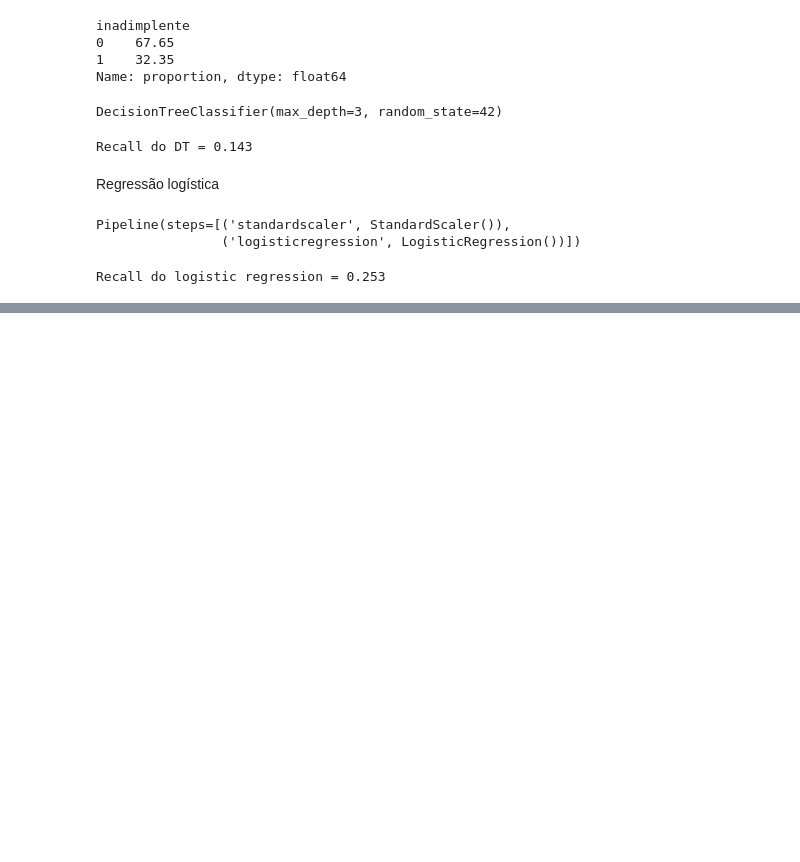
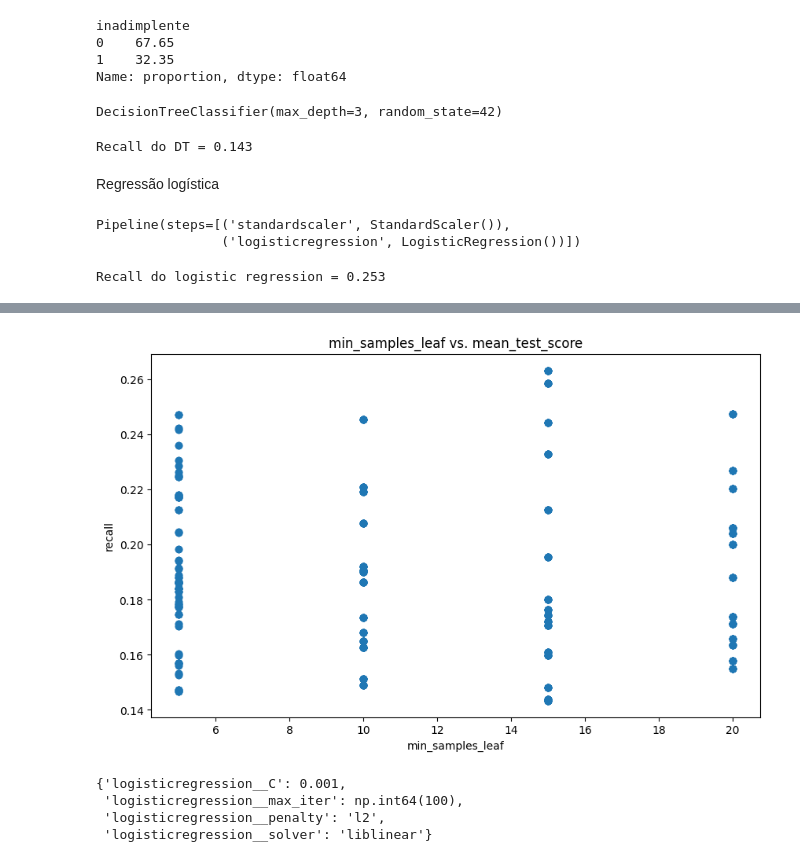
Before and after one commit to Vagnerkrg/class-dados-com-ml, a Jupyter notebook: otimizacao_modelos.ipynb, the cells around one changed output, grey strips where cells are left out. Saved outputs shown, nothing was run; the diff lists cells and outputs as text; code cells hidden in the pictures; blank space fills up the shorter version.

```diff
--- a/otimizacao_modelos.ipynb
+++ b/otimizacao_modelos.ipynb
@@ -114,0 +258,16 @@ Recall do logistic regression = 0.253
+# %%
+# Importa a classe StratifiedKFold para criar uma estratégia de validação cruzada estratificada
+from sklearn.model_selection import StratifiedKFold
+
+# Configura o validador cruzado com 5 divisões (folds), misturando os dados antes de dividir e usando a semente aleatória fixa
+cv = StratifiedKFold(n_splits=5, shuffle=True, random_state=RANDOM_STATE)
+
+# Instancia o GridSearchCV juntando o estimador (Árvore de Decisão), a grade de hiperparâmetros gigante, a métrica Recall, usando todos os núcleos de processamento (n_jobs=-1) e o validador cruzado definido
+dt_grid_search = GridSearchCV(estimator = DecisionTreeClassifier(random_state=RANDOM_STATE),
+                              param_grid = param_grid_dt,
+                              scoring = "recall",
+                              n_jobs = -1,
+                              cv = cv)
+
+# Executa a busca exaustiva (Grid Search) com validação cruzada para treinar e encontrar a melhor combinação de parâmetros usando os dados de treino
+dt_grid_search.fit(x_treino, y_treino)
@@ -114,0 +339,23 @@ Recall do logistic regression = 0.253
+# %%
+# Inicializa uma nova janela de gráfico com tamanho de 10 por 6 polegadas
+plt.figure(figsize=(10, 6))
+
+# Cria um gráfico de dispersão cruzando a quantidade mínima de amostras por folha com a média de recall obtida em cada teste
+plt.scatter(
+    df_cv_results_dt['param_min_samples_leaf'],
+    df_cv_results_dt['mean_test_score'],
+)
+
+# Define o título principal do topo do gráfico para identificar a nova relação de variáveis
+plt.title('min_samples_leaf vs. mean_test_score')
+
+# Configura o rótulo do eixo horizontal (X) para representar o hiperparâmetro min_samples_leaf
+plt.xlabel('min_samples_leaf')
+
+# Configura o rótulo do eixo vertical (Y) para representar a métrica de recall
+plt.ylabel('recall')
+
+# Renderiza e exibe o gráfico de dispersão concluído na tela do seu ambiente
+plt.show()
+# %% [output]
+[figure, added]
@@ -114,0 +399,8 @@ Recall do logistic regression = 0.253
+# %%
+# Retorna e exibe o dicionário com a combinação ideal de hiperparâmetros encontrada para a Regressão Logística dentro do pipeline
+lr_grid_search.best_params_
+# %% [output]
+{'logisticregression__C': 0.001,
+ 'logisticregression__max_iter': np.int64(100),
+ 'logisticregression__penalty': 'l2',
+ 'logisticregression__solver': 'liblinear'}
```
Also changed, not shown: parts of 27 cells of this notebook.
